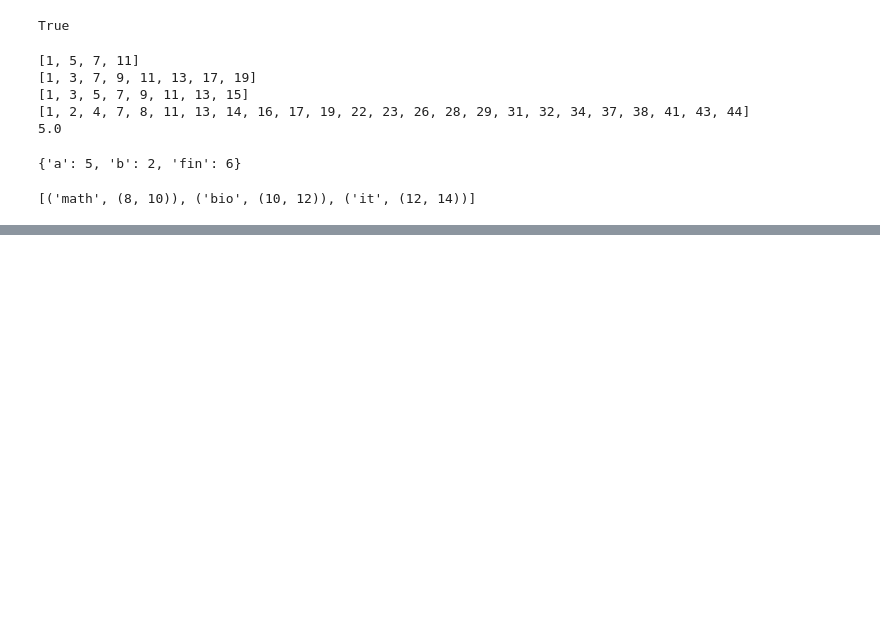
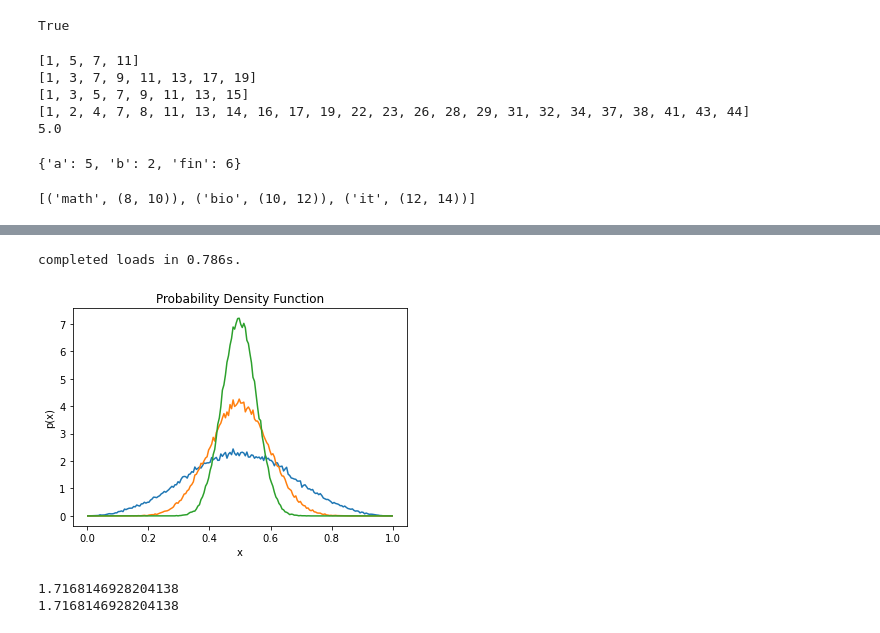
Before and after one commit to Unilmalas/TextAI, a Jupyter notebook: snippets 43.ipynb, the cells around one changed output, grey strips where cells are left out. Saved outputs shown, nothing was run; the diff lists cells and outputs as text; code cells hidden in the pictures; blank space fills up the shorter version.

```diff
--- a/snippets 43.ipynb
+++ b/snippets 43.ipynb
@@ -1553,0 +2261,16 @@ print(final_sts)
+# %%
+# numexpr for complex vector expressions
+import numpy as np
+import numexpr as ne
+
+a = np.arange(1e6)   # Choose large arrays for better speedups
+b = np.arange(1e6)
+
+print(ne.evaluate("a + 1"))   # a simple expression
+
+print(ne.evaluate('a*b-4.1*a > 2.5*b'))   # a more complex one
+
+print(ne.evaluate("sin(a) + arcsinh(a/b)"))   # you can also use functions
+
+s = np.array([b'abba', b'abbb', b'abbcdef'])
+print(ne.evaluate("b'abba' == s"))   # string arrays are supported too
@@ -1553,0 +2320,56 @@ print(final_sts)
+# %%
+# https://stackoverflow.com/questions/66843630/search-of-interval-optimization
+import numpy as np
+import pylab as plt
+import random as rd
+
+import time
+
+n = [3, 9, 27]
+N = [10**5]
+dy = 0.005
+k_max = int(1/dy-1)
+y = np.array([(j+0.5) * dy for j in range(k_max+1)])
+intervals = np.linspace(0, 1, k_max+2)
+
+def rds(a):
+    yield a + rd.random()
+
+def p(y, n, N):
+    p = np.zeros(len(y))
+    Y = [sum([rd.random() for k in range(n)])/n for j in range(N)]
+    #Y = [np.sum(np.random.rand(n))/n for j in range(N)]
+
+    for j in Y:
+        p[int(j*(len(y)-1))] += 1
+
+    return(p/(dy*N))
+
+t0 = time.time()
+
+for a in n:
+    pi = p(y, a, N[0])
+
+    plt.plot(y, pi, label = 'n = ' + str(a))
+
+print("completed loads in %0.3fs." % (time.time() - t0))
+
+plt.title('Probability Density Function')
+plt.xlabel('x')
+plt.ylabel('p(x)')
+plt.show()
+# %% [output]
+completed loads in 0.786s.
+[figure, added]
+# %%
+# areas
+import math
+
+def an(a0, n):
+    return a0*a0*(1-math.pi/4) / 2**n
+
+print(sum([an(2, n) for n in range(100)]))
+print((4-math.pi)*2)
+# %% [output]
+1.7168146928204138
+1.7168146928204138
```
Also changed, not shown: parts of 25 cells of this notebook.
